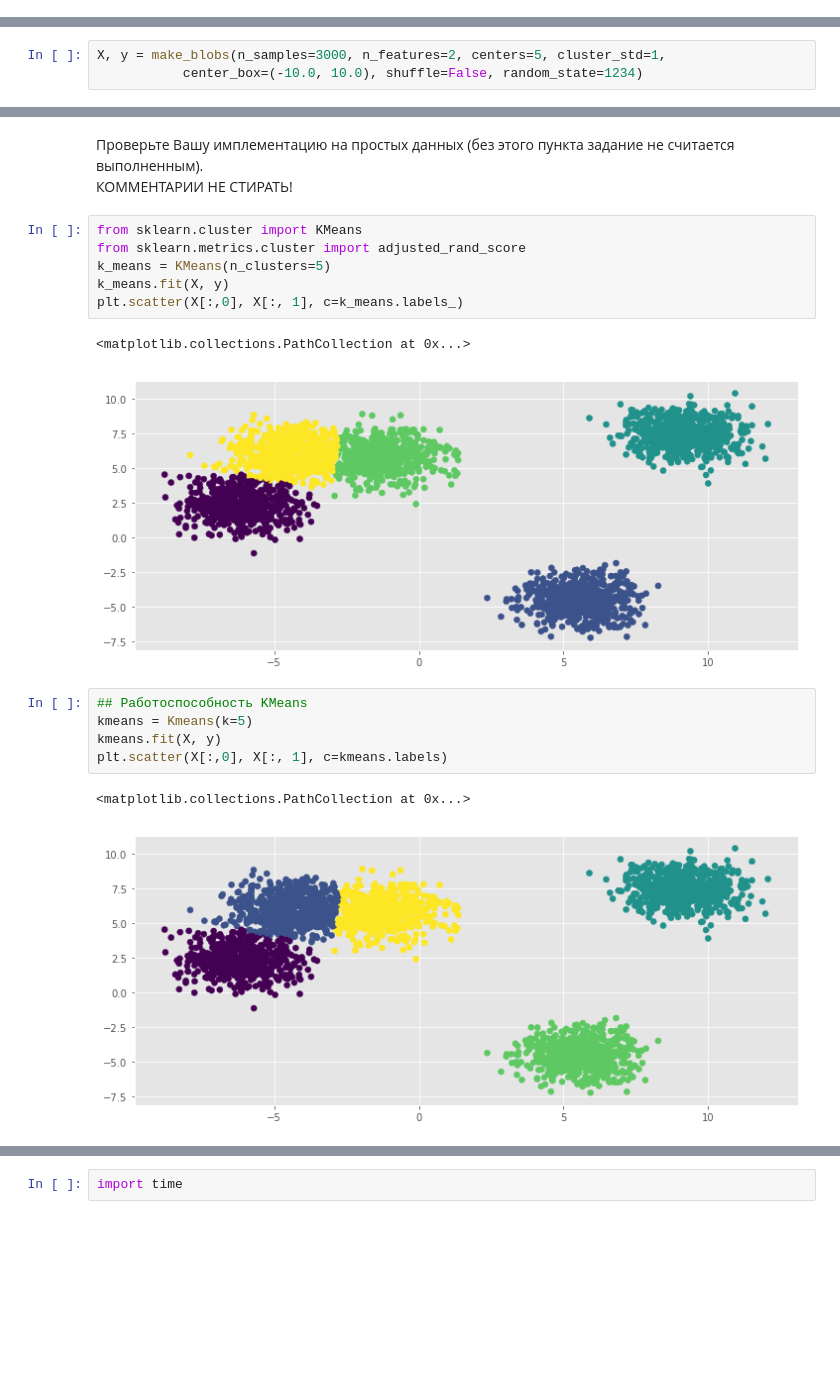
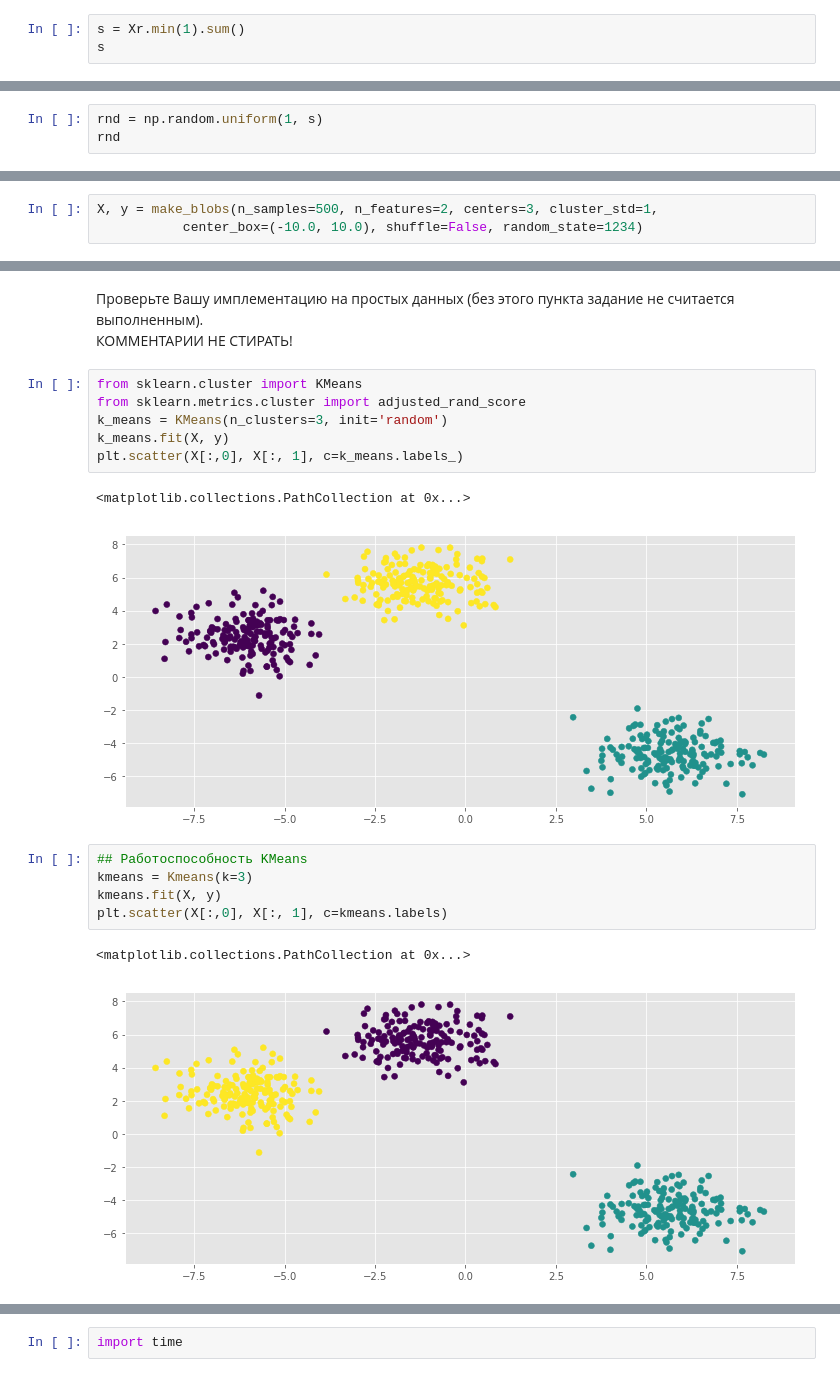
Before and after one commit to Xsardas1000/Intellectual-processing-of-data, a Jupyter notebook: hw1-kmeans/filin_hw1.ipynb, the cells around one changed output, grey strips where cells are left out. Drawn from its saved outputs; the diff is of its cells as text; blank space fills up the shorter version.

```diff
--- a/hw1-kmeans/filin_hw1.ipynb
+++ b/hw1-kmeans/filin_hw1.ipynb
@@ -447,0 +454,3 @@ array([1, 2, 3, 4, 5])
+# %%
+s = Xr.min(1).sum()
+s
@@ -447,0 +459,3 @@ array([1, 2, 3, 4, 5])
+# %%
+rnd = np.random.uniform(1, s)
+rnd
@@ -585,7 +633,7 @@ class MiniBatchKMeans(Kmeans):
 # %%
 from sklearn.datasets import make_blobs, make_biclusters
 # %%
-X, y = make_blobs(n_samples=3000, n_features=2, centers=5, cluster_std=1,
+X, y = make_blobs(n_samples=500, n_features=2, centers=3, cluster_std=1,
            center_box=(-10.0, 10.0), shuffle=False, random_state=1234)
 # %%
 plt.scatter(X[:,0], X[:, 1], c=y)
@@ -598,20 +646,20 @@ plt.scatter(X[:,0], X[:, 1], c=y)
 # %%
 from sklearn.cluster import KMeans
 from sklearn.metrics.cluster import adjusted_rand_score
-k_means = KMeans(n_clusters=5)
+k_means = KMeans(n_clusters=3, init='random')
 k_means.fit(X, y)
 plt.scatter(X[:,0], X[:, 1], c=k_means.labels_)
 # %% [output]
 <matplotlib.collections.PathCollection at 0x...>
-[figure, old version]
+[figure, new version]
 # %%
 ## Работоспособность KMeans
-kmeans = Kmeans(k=5)
+kmeans = Kmeans(k=3)
 kmeans.fit(X, y)
 plt.scatter(X[:,0], X[:, 1], c=kmeans.labels)
 # %% [output]
 <matplotlib.collections.PathCollection at 0x...>
-[figure, old version]
+[figure, new version]
 # %%
 adjusted_rand_score(k_means.labels_, kmeans.labels)
 # %% [output]
```
Also changed, not shown: parts of 44 cells of this notebook.
